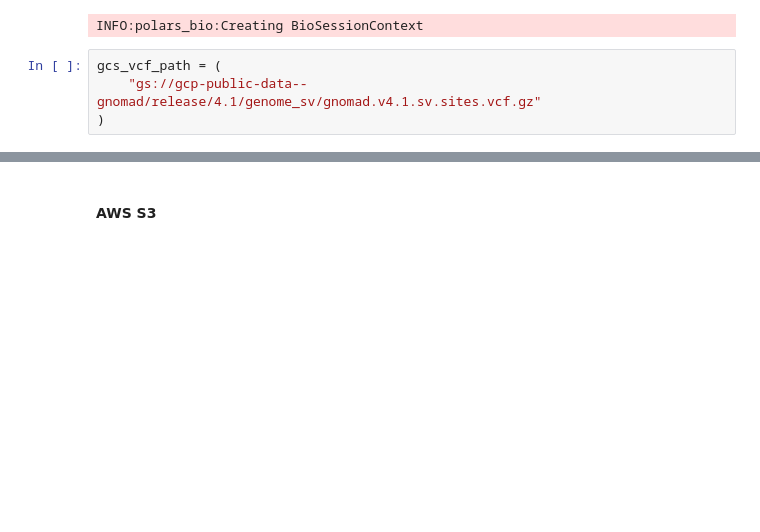
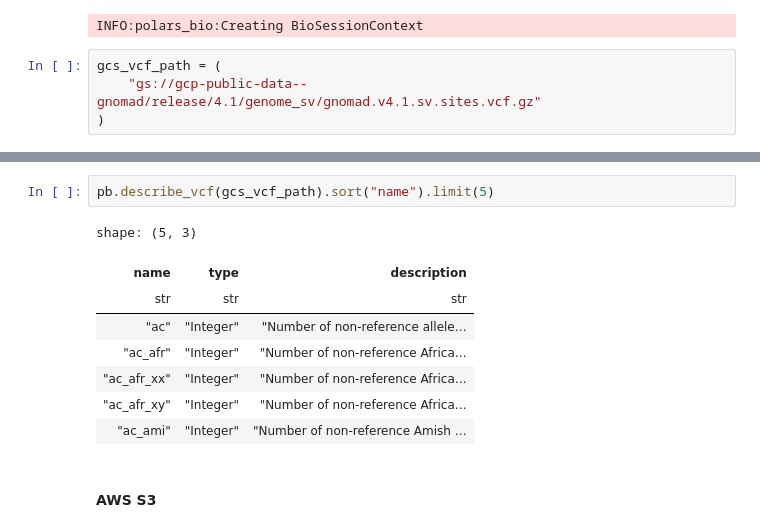
Before and after one commit to bartwild/polars-bio, a Jupyter notebook: docs/notebooks/cookbook.ipynb, the cells around one changed output, grey strips where cells are left out. Saved outputs shown, nothing was run; the diff lists cells and outputs as text; blank space fills up the shorter version.

Commit message:
fix: Add describe_vcf  and register_view methods (#105)
* Add describe_vcf method

* fix: Add register_view operation

```diff
--- a/docs/notebooks/cookbook.ipynb
+++ b/docs/notebooks/cookbook.ipynb
@@ -23,6 +23,17 @@ shape: (3, 8)
 | "chr1" | 10000 | 295666 | "gnomAD-SV_v3_DUP_chr1_01c2781c" | "N" | "<DUP>" | 134.0 | "HIGH_NCR" |
 | "chr1" | 10434 | 10434 | "gnomAD-SV_v3_BND_chr1_1a45f73a" | "N" | "<BND>" | 260.0 | "HIGH_NCR;UNRESOLVED" |
 | "chr1" | 10440 | 10440 | "gnomAD-SV_v3_BND_chr1_3fa36917" | "N" | "<BND>" | 198.0 | "HIGH_NCR;UNRESOLVED" |
+# %%
+pb.describe_vcf(gcs_vcf_path).sort("name").limit(5)
+# %% [output]
+shape: (5, 3)
+| name | type | description |
+| str | str | str |
+| "ac" | "Integer" | "Number of non-reference allele… |
+| "ac_afr" | "Integer" | "Number of non-reference Africa… |
+| "ac_afr_xx" | "Integer" | "Number of non-reference Africa… |
+| "ac_afr_xy" | "Integer" | "Number of non-reference Africa… |
+| "ac_ami" | "Integer" | "Number of non-reference Amish … |
 # %% [markdown]
 #### AWS S3
 # %%
```
Also changed, not shown: 6 other files.
